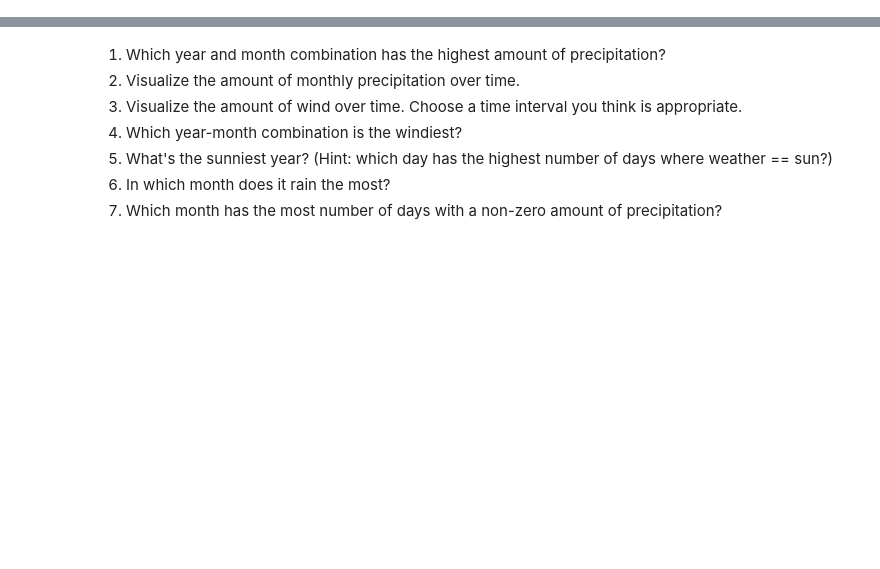
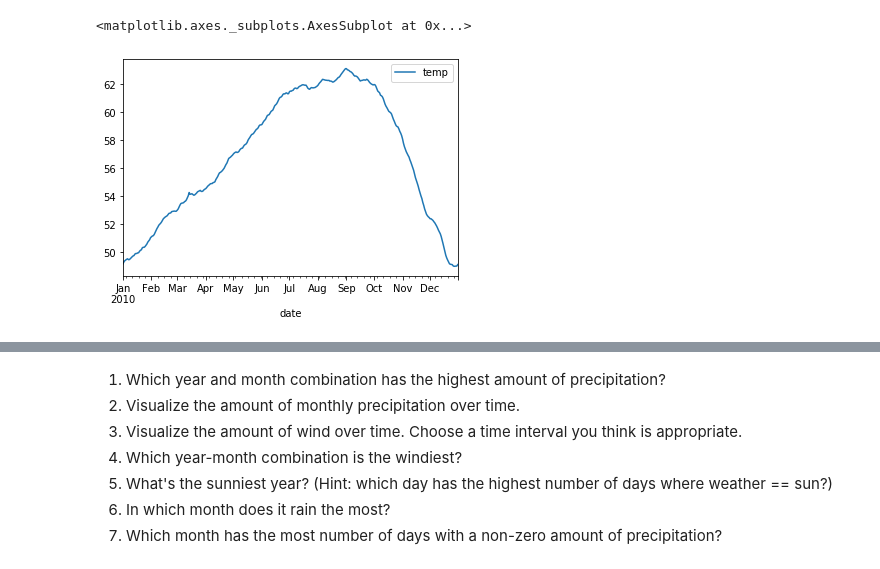
Before and after one commit to Johndsalas/coding_practice, a Jupyter notebook: Time_Series_Data_Exersize.ipynb, the cells around one changed output, grey strips where cells are left out. Drawn from its saved outputs; the diff is of its cells as text; code cells hidden in the pictures; blank space fills up the shorter version.

```diff
--- a/Time_Series_Data_Exersize.ipynb
+++ b/Time_Series_Data_Exersize.ipynb
@@ -11,0 +13,3 @@ df.head()
+# %%
+temp = data.sf_temps()
+temp = temp.set_index('date').sort_index()
@@ -11,0 +45,5 @@ df.head()
+# %%
+temp.resample("D").mean().plot()
+# %% [output]
+<matplotlib.axes._subplots.AxesSubplot at 0x...>
+[figure, added]
```
Also changed, not shown: parts of 39 cells of this notebook.
